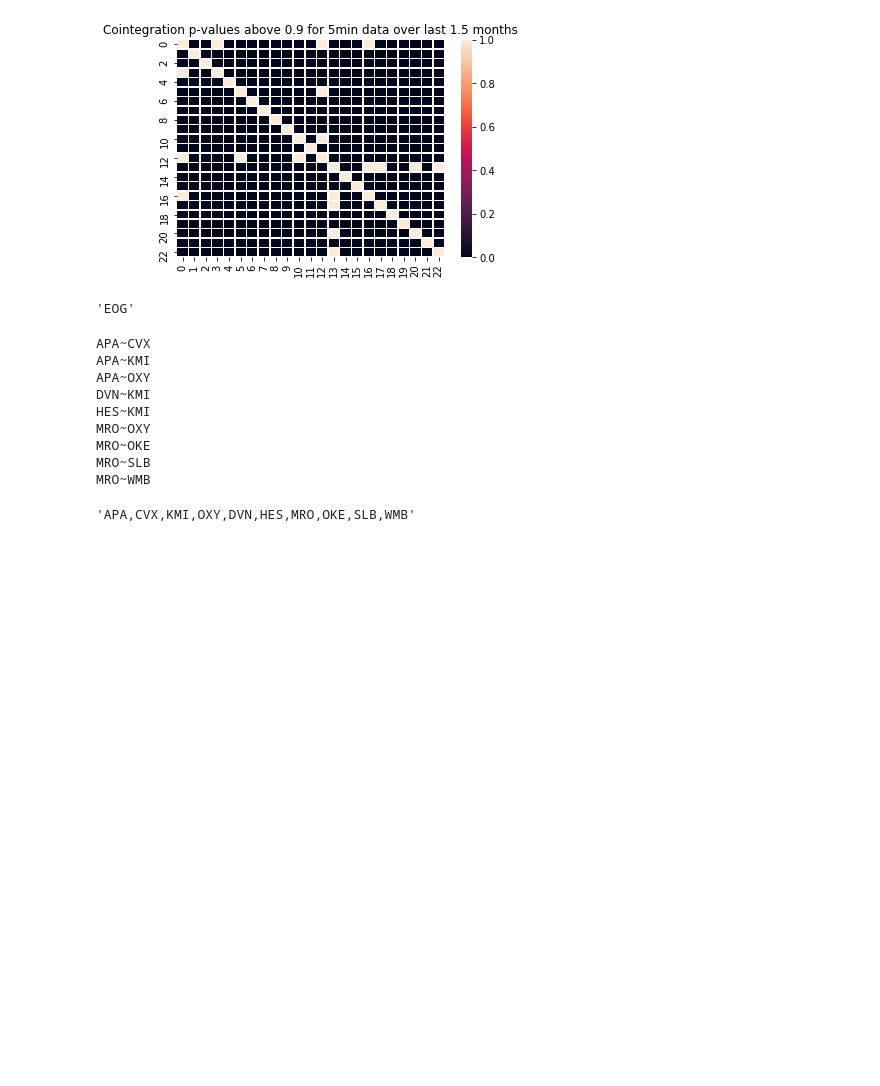
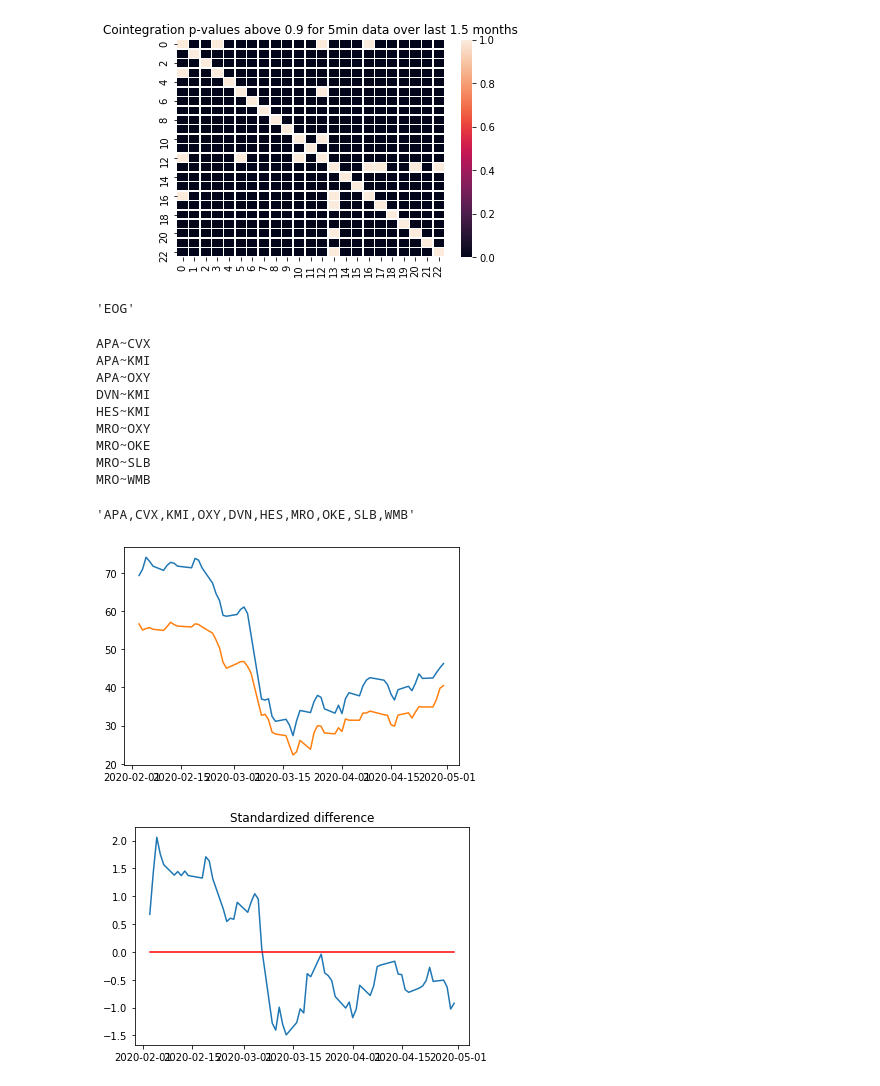
Before and after one commit to VeckoTheGecko/QFin-Pairs-trading, a Jupyter notebook: Cointegration analysis.ipynb, the cells around one changed output. Cells and saved outputs as stored; diff of their text form; code cells hidden in the pictures; blank space fills up the shorter version.

```diff
--- a/Cointegration analysis.ipynb
+++ b/Cointegration analysis.ipynb
@@ -95,3 +98,21 @@ for stock in energy_stocks:
     data = stock.five_minute()
     plt.plot(data["time"],data["price"])
 plt.show()
+# %%
+plot_stocks = [Stock("EOG"), Stock("COP")]
+plot_stocks_daily = [stock.any_minute(24*60) for stock in plot_stocks]
+
+plt.plot(plot_stocks_daily[0]["time"], plot_stocks_daily[0]["price"])
+plt.plot(plot_stocks_daily[1]["time"], plot_stocks_daily[1]["price"])
+plt.show()
+
+price_data = [data["price"] for data in plot_stocks_daily]
+delta = price_data[0]-price_data[1]
+z_delta = (delta-delta.mean())/np.std(delta)
+plt.plot(plot_stocks_daily[1]["time"], z_delta)
+plt.plot(plot_stocks_daily[1]["time"], np.zeros_like(z_delta), color="red")
+plt.title("Standardized difference")
+plt.show()
+# %% [output]
+[figure, added]
+[figure, added]
```
Also changed, not shown: parts of 1 cell of this notebook, 28 other files.
